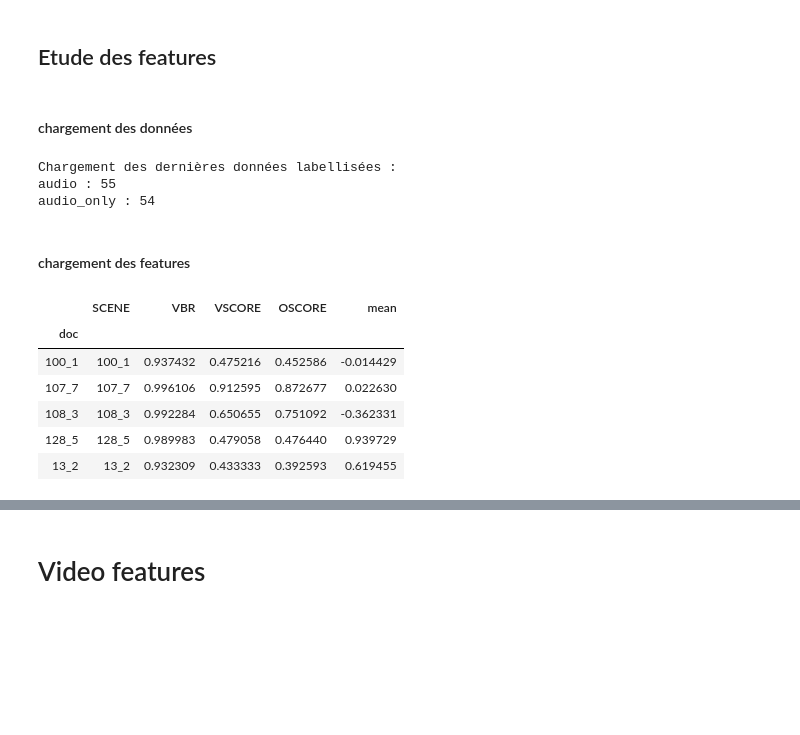
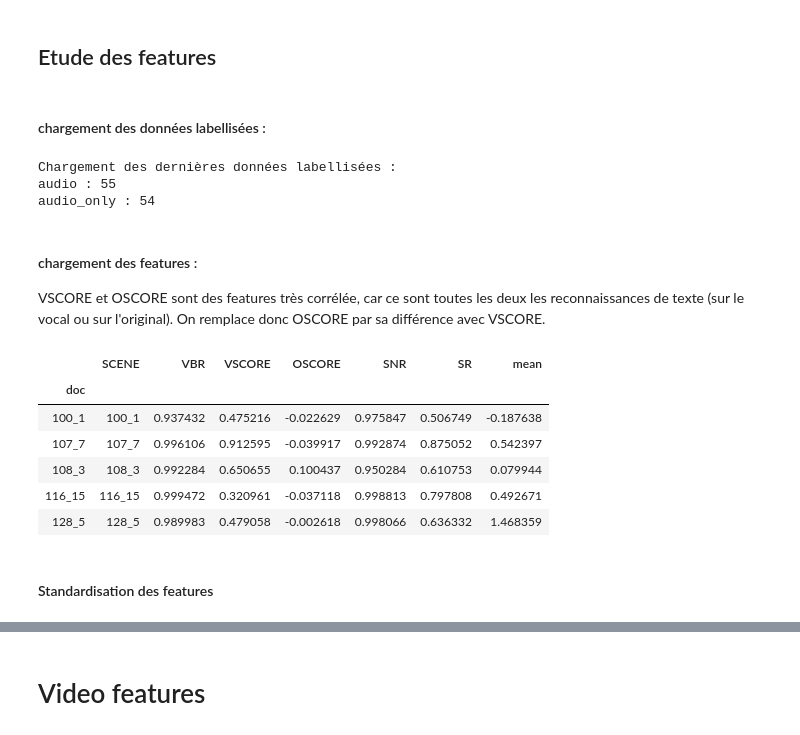
Before and after one commit to vincentnam/Project-Archean, a Jupyter notebook: ChallengeM2SID_2019.ipynb, the cells around one changed output, grey strips where cells are left out. Saved outputs shown, nothing was run; the diff lists cells and outputs as text; code cells hidden in the pictures; blank space fills up the shorter version.

```diff
--- a/ChallengeM2SID_2019.ipynb
+++ b/ChallengeM2SID_2019.ipynb
@@ -1303,7 +1334,7 @@ VBR
 # %% [markdown]
 ## Etude des features
 # %% [markdown]
-#### chargement des données
+#### chargement des données labellisées :
 # %%
 label_normalised_origin = pd.read_csv('./data/label_normalised.csv', sep=",", index_col=0, header=0)
 label_normalised_origin = label_normalised_origin.drop('\t',axis=1)
@@ -1317,30 +1348,32 @@ g_audio, g_audio_only = get_media_type(graded, noteurs_normalised, media='audio'
 Chargement des dernières données labellisées :
 audio : 55
 audio_only : 54
+# %% [markdown]
+#### chargement des features :
+VSCORE et OSCORE sont des features très corrélée, car ce sont toutes les deux les reconnaissances de texte (sur le vocal ou sur l'original). On remplace donc OSCORE par sa différence avec VSCORE.
+# %%
+selected_features = ['VBR','VSCORE','OSCORE','SNR','SR']
+selected_columns = ['SCENE'] + selected_features
+selected_y = 'mean'
+
+DF = pd.merge(df_features[selected_columns], g_audio_only.drop('count',axis=1),
+              left_on='SCENE', right_on='doc').sort_values(by=['SCENE'])
+
+DF.reset_index(drop=1, inplace=True)
+DF.set_index('doc',inplace=True)
+
+for c in selected_features:
+    DF.loc[np.isnan(DF.loc[:,c]),c] = np.nanmean(DF.loc[:,c])
+
+DF.loc[:,'OSCORE'] = DF.loc[:,'OSCORE'] - DF.loc[:,'VSCORE']
+DF.head()
+# %% [output]
+|  | SCENE | VBR | VSCORE | OSCORE | SNR | SR | mean |
+| doc |  |  |  |  |  |  |  |
+| 100_1 | 100_1 | 0.937432 | 0.475216 | -0.022629 | 0.975847 | 0.506749 | -0.187638 |
+| 107_7 | 107_7 | 0.996106 | 0.912595 | -0.039917 | 0.992874 | 0.875052 | 0.542397 |
+| 108_3 | 108_3 | 0.992284 | 0.650655 | 0.100437 | 0.950284 | 0.610753 | 0.079944 |
+| 116_15 | 116_15 | 0.999472 | 0.320961 | -0.037118 | 0.998813 | 0.797808 | 0.492671 |
+| 128_5 | 128_5 | 0.989983 | 0.479058 | -0.002618 | 0.998066 | 0.636332 | 1.468359 |
 # %% [markdown]
-#### chargement des features
+#### Standardisation des features
-# %%
-selected_features = ['VBR','VSCORE','OSCORE']
-selected_columns = ['SCENE'] + selected_features
-selected_y = 'mean'
-
-DF = pd.merge(df_features[selected_columns], g_audio.drop('count',axis=1),
-              left_on='SCENE', right_on='doc').sort_values(by=['SCENE'])
-
-DF.reset_index(drop=1, inplace=True)
-DF.set_index('doc',inplace=True)
-
-for c in selected_features:
-    DF.loc[np.isnan(DF.loc[:,c]),c] = np.nanmean(DF.loc[:,c])
-
-#DF['OSCORE'] = DF['OSCORE'] - DF['VSCORE']
-DF = DF.head()
-DF.head()
-# %% [output]
-|  | SCENE | VBR | VSCORE | OSCORE | mean |
-| doc |  |  |  |  |  |
-| 100_1 | 100_1 | 0.937432 | 0.475216 | 0.452586 | -0.014429 |
-| 107_7 | 107_7 | 0.996106 | 0.912595 | 0.872677 | 0.022630 |
-| 108_3 | 108_3 | 0.992284 | 0.650655 | 0.751092 | -0.362331 |
-| 128_5 | 128_5 | 0.989983 | 0.479058 | 0.476440 | 0.939729 |
-| 13_2 | 13_2 | 0.932309 | 0.433333 | 0.392593 | 0.619455 |
```
Also changed, not shown: parts of 44 cells of this notebook.
